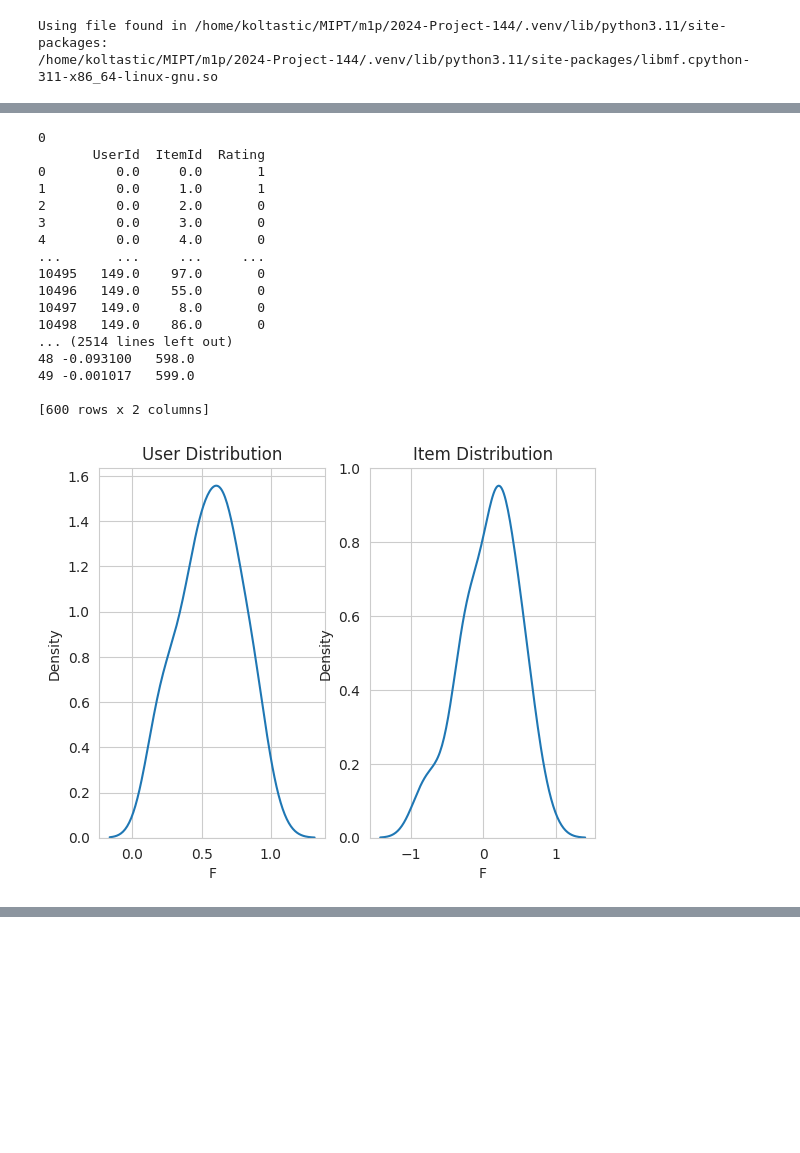
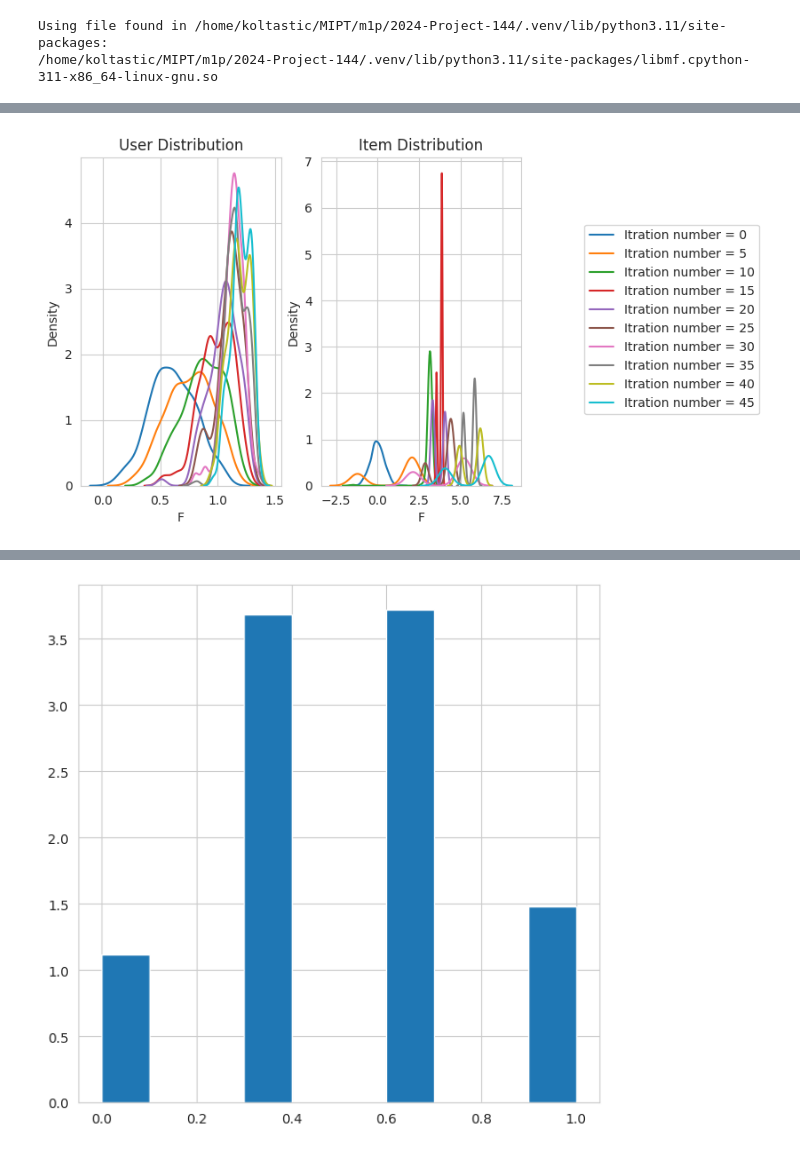
Before and after one commit to intsystems/2024-Project-144, a Jupyter notebook: code/Iterations_v2.ipynb, the cells around one changed output, grey strips where cells are left out. Saved outputs shown, nothing was run; the diff lists cells and outputs as text; code cells hidden in the pictures; blank space fills up the shorter version.

```diff
--- a/code/Iterations_v2.ipynb
+++ b/code/Iterations_v2.ipynb
@@ -57,9 +64,8 @@ def zero_step(model: CMFRecommender, user_info, item_info, topn=52):
     model.retrain(new_feedback, user_info, item_info)
     return model
 # %%
-def print_distributions(user_info, item_info):
-    fig, axs = plt.subplots(ncols=2)
-    sns.kdeplot(user_info["F"],ax=axs[0])
+def print_distributions(num_of_iteration, axs, user_info, item_info):
+    sns.kdeplot(user_info["F"], ax=axs[0], label=f"Itration number = {num_of_iteration}")
     axs[0].set_title("User Distribution")
     sns.kdeplot(data=item_info["F"], ax=axs[1])
     axs[1].set_title("Item Distribution")
@@ -108,12 +127,15 @@ def dynamic_system_iterate(model: CMFRecommender, customer_distribution, w_distr
 # %%
-user_info = pd.DataFrame({"F": customer_distribution.rvs(size=100)}) # генерим датасет для нулевой итерации
-user_info["UserId"] = np.arange(100)
+start_c_size = 100
+start_w_size = 100
 
-item_info = pd.DataFrame({"F": w_distribution.rvs(size=100)})
-item_info["ItemId"] = np.arange(100)
+user_info = pd.DataFrame({"F": customer_distribution.rvs(size=start_c_size)})  # генерим датасет для нулевой итерации
+user_info["UserId"] = np.arange(start_c_size)
+
+item_info = pd.DataFrame({"F": w_distribution.rvs(size=start_w_size)})
+item_info["ItemId"] = np.arange(start_w_size)
 feedback = []
 
-print_distributions(user_info, item_info)
+# print_distributions(0, axs,user_info, item_info)
 
 for i, user_row in user_info.iterrows():
     for j, item_row in item_info.iterrows():
@@ -124,5 +144,5 @@ for i, user_row in user_info.iterrows():
 # %%
-model = CMFRecommender(capacity=100000)
+model = CMFRecommender(capacity=11000, num_of_factors=140)
 model.fit(feedback, user_info, item_info)
 # %%
 new_cust_distr, new_w_distr = customer_distribution, w_distribution
@@ -131,24 +151,22 @@ new_cust_distr, new_w_distr = customer_distribution, w_distribution
 # %%
-big_steps = 10
-for i in range(big_steps):
-    print(i)
-    new_cust_distr, new_w_distr, _ = dynamic_system_iterate(model, new_cust_distr, new_w_distr, c_size=50, w_size=50, visualize_distributions=True)
+c_size = 500
+w_size = 500
+big_steps = 50
+hit_metrics = []
+curr_hit = 0
+fig, axs = plt.subplots(ncols=2)
+for i in tqdm(range(big_steps)):
+    if i % 5 == 0:
+        new_cust_distr, new_w_distr, current_metr_dist = dynamic_system_iterate(model, new_cust_distr, new_w_distr, c_size=c_size,
+                                                                   w_size=w_size, num_of_steps=3, visualize_distributions=(i, axs))
+        plt.figure(figsize=(7,7))
+        plt.hist(current_metr_distr["Feedback"], density=True)
+    else:
+        new_cust_distr, new_w_distr, current_metr_distr = dynamic_system_iterate(model, new_cust_distr, new_w_distr, c_size=c_size,
+                                                                       w_size=w_size, num_of_steps=3, visualize_distributions=None)
+    hit_metrics.append(curr_hit)
+
+fig.legend(loc='center left', bbox_to_anchor=(1, 0.5))
+fig.show()
 # %% [output]
-0
-       UserId  ItemId  Rating
-0         0.0     0.0       1
-1         0.0     1.0       1
-2         0.0     2.0       0
-3         0.0     3.0       0
-4         0.0     4.0       0
-...       ...     ...     ...
-10495   149.0    97.0       0
-10496   149.0    55.0       0
-10497   149.0     8.0       0
-10498   149.0    86.0       0
-... (2514 lines left out)
-48 -0.093100   598.0
-49 -0.001017   599.0
-
-[600 rows x 2 columns]
-[figure, old version]
+[figure, new version]
@@ -163,0 +182 @@ for i in range(big_steps):
+[figure, added]
```
Also changed, not shown: parts of 22 cells of this notebook, 5 other files.
